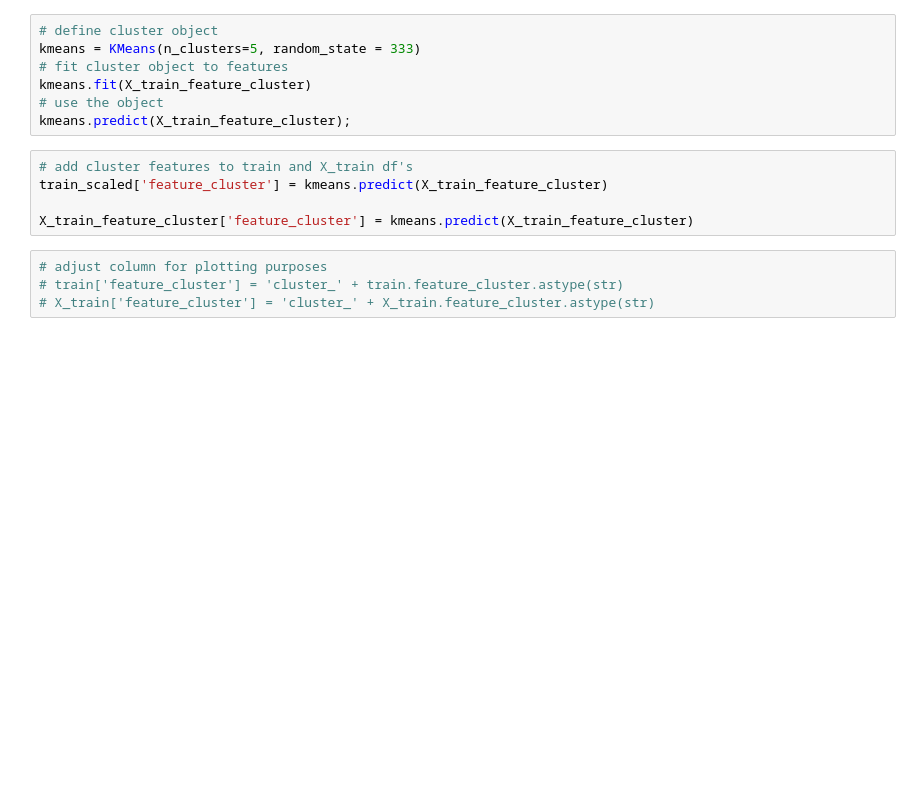
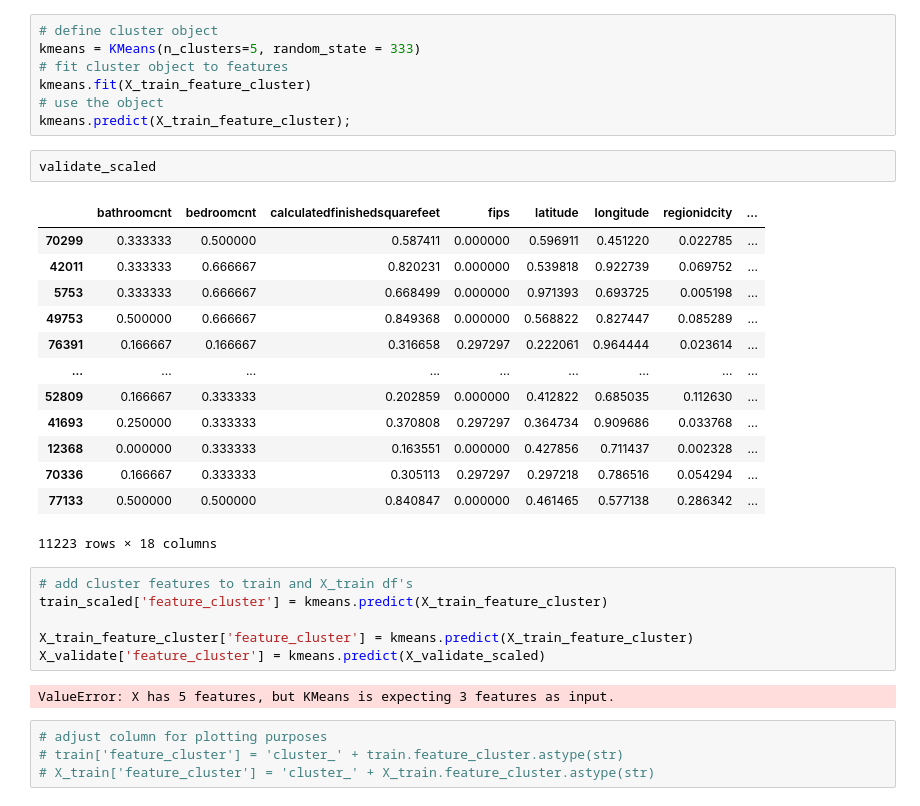
Before and after one commit to velasquez-wheeler/zillow_clustering_project, a Jupyter notebook: wheeler-explore.ipynb, the cells around one changed output. Saved outputs shown, nothing was run; the diff lists cells and outputs as text; blank space fills up the shorter version.

```diff
--- a/wheeler-explore.ipynb
+++ b/wheeler-explore.ipynb
@@ -264,11 +264,30 @@ kmeans = KMeans(n_clusters=5, random_state = 333)
 kmeans.fit(X_train_feature_cluster)
 # use the object
 kmeans.predict(X_train_feature_cluster);
+# %%
+validate_scaled
+# %% [output]
+|  | bathroomcnt | bedroomcnt | calculatedfinishedsquarefeet | fips | latitude | longitude | regionidcity | ... |
+| 70299 | 0.333333 | 0.500000 | 0.587411 | 0.000000 | 0.596911 | 0.451220 | 0.022785 | ... |
+| 42011 | 0.333333 | 0.666667 | 0.820231 | 0.000000 | 0.539818 | 0.922739 | 0.069752 | ... |
+| 5753 | 0.333333 | 0.666667 | 0.668499 | 0.000000 | 0.971393 | 0.693725 | 0.005198 | ... |
+| 49753 | 0.500000 | 0.666667 | 0.849368 | 0.000000 | 0.568822 | 0.827447 | 0.085289 | ... |
+| 76391 | 0.166667 | 0.166667 | 0.316658 | 0.297297 | 0.222061 | 0.964444 | 0.023614 | ... |
+| ... | ... | ... | ... | ... | ... | ... | ... | ... |
+| 52809 | 0.166667 | 0.333333 | 0.202859 | 0.000000 | 0.412822 | 0.685035 | 0.112630 | ... |
+| 41693 | 0.250000 | 0.333333 | 0.370808 | 0.297297 | 0.364734 | 0.909686 | 0.033768 | ... |
+| 12368 | 0.000000 | 0.333333 | 0.163551 | 0.000000 | 0.427856 | 0.711437 | 0.002328 | ... |
+| 70336 | 0.166667 | 0.333333 | 0.305113 | 0.297297 | 0.297218 | 0.786516 | 0.054294 | ... |
+| 77133 | 0.500000 | 0.500000 | 0.840847 | 0.000000 | 0.461465 | 0.577138 | 0.286342 | ... |
+11223 rows × 18 columns
 # %%
 # add cluster features to train and X_train df's
 train_scaled['feature_cluster'] = kmeans.predict(X_train_feature_cluster)
 
 X_train_feature_cluster['feature_cluster'] = kmeans.predict(X_train_feature_cluster)
+X_validate['feature_cluster'] = kmeans.predict(X_validate_scaled)
+# %% [output]
+ValueError: X has 5 features, but KMeans is expecting 3 features as input.
 # %%
 # adjust column for plotting purposes
 # train['feature_cluster'] = 'cluster_' + train.feature_cluster.astype(str)
```
Also changed, not shown: parts of 15 cells of this notebook.
